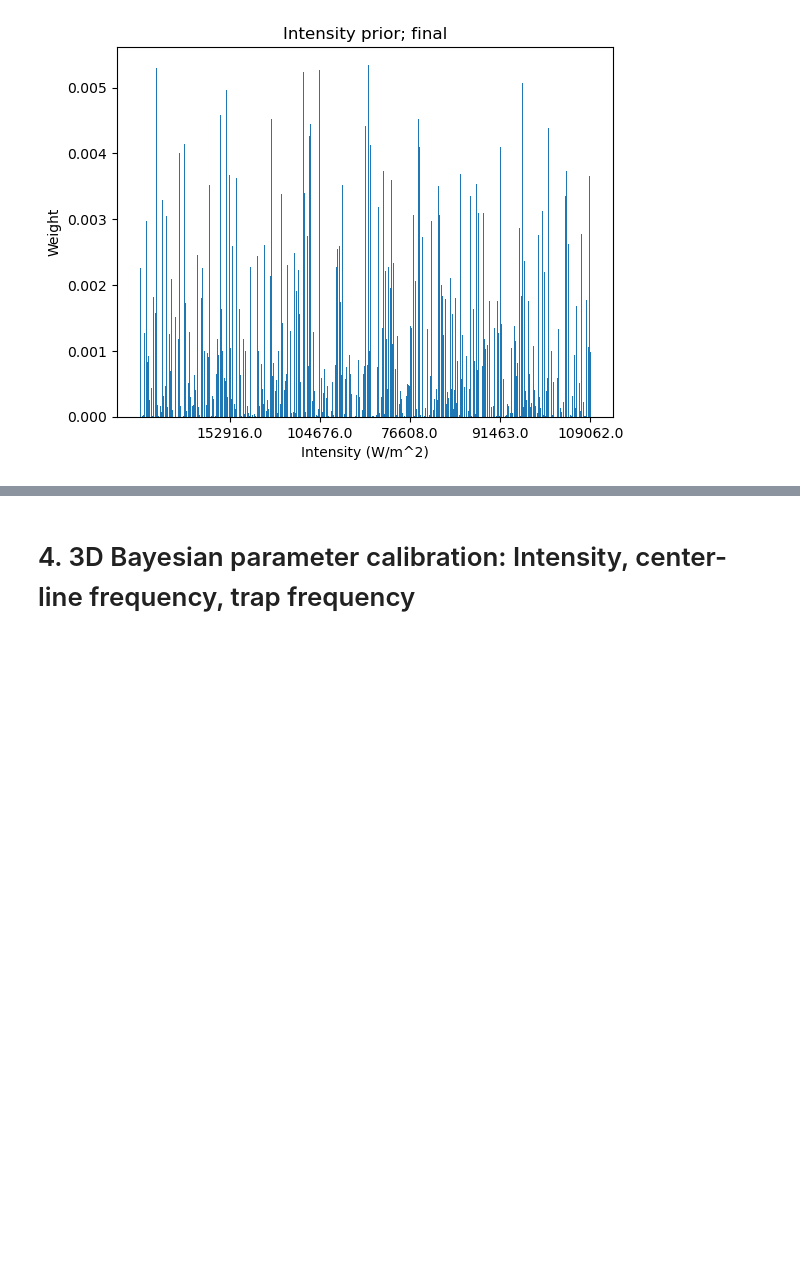
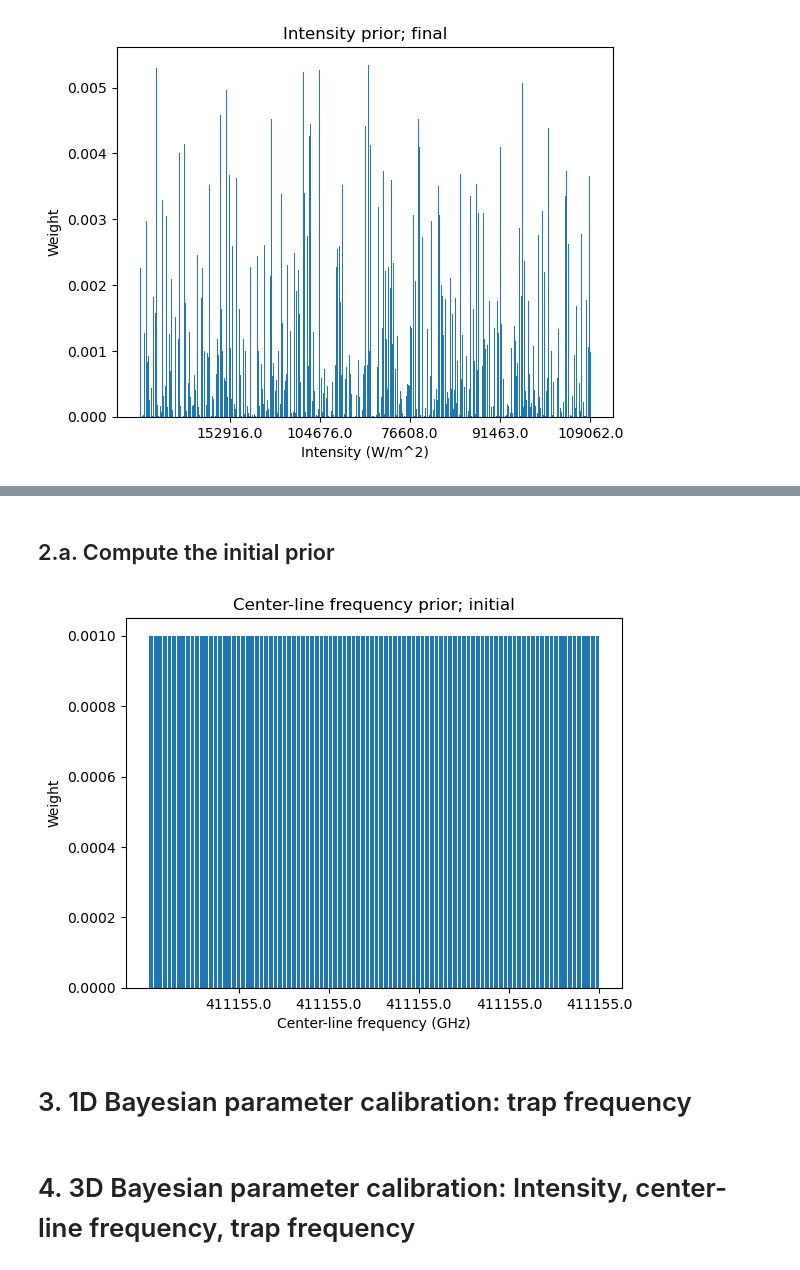
Before and after one commit to SQRLab/IonSim, a Jupyter notebook: molmer_sorensen/bayesian_calibration.ipynb, the cells around one changed output, grey strips where cells are left out. Drawn from its saved outputs; the diff is of its cells as text; code cells hidden in the pictures; blank space fills up the shorter version.

```diff
--- a/molmer_sorensen/bayesian_calibration.ipynb
+++ b/molmer_sorensen/bayesian_calibration.ipynb
@@ -620,2 +638,36 @@ Not very illuminating...
+# %% [markdown]
+## 2.a. Compute the initial prior
+# %%
+N_p_f_cl_1d = Int(1e3)
+particles_f_cl_1d = []
+weights_f_cl_1d = []
+
+n_collected_f_cl_1d = 0
+while n_collected_f_cl_1d < N_p_f_cl_1d
+    f_cl_new = rand(Normal_f_cl)[1]
+    λ_cl_new = C0/f_cl_new
+    δλ_cl_new = abs(WAVELENGTH_CL_MS - λ_cl_new)
+    if δλ_cl_new > δλ_MAX
+        continue
+    end
+
+    append!(particles_f_cl_1d, f_cl_new)
+    append!(weights_f_cl_1d, 1.0)
+    n_collected_f_cl_1d += 1
+end
+
+weights_f_cl_1d = weights_f_cl_1d ./ sum(weights_f_cl_1d);
+
+fig = plt.figure()
+plt.bar(1:length(weights_f_cl_1d), weights_f_cl_1d)
+plt.xlabel("Center-line frequency (GHz)")
+plt.xticks(ticks = [i for i in 1:length(weights_f_cl_1d) if i%200==0], labels = [round(particles_f_cl_1d[i]*1e-9) for i in 1:length(weights_f_cl_1d) if i%200==0])
+plt.ylabel("Weight")
+plt.title("Center-line frequency prior; initial")
+plt.display(fig)
+# %% [output]
+[figure, added]
+# %% [markdown]
+# 3. 1D Bayesian parameter calibration: trap frequency
 # %% [markdown]
 # 4. 3D Bayesian parameter calibration: Intensity, center-line frequency, trap frequency
```
Also changed, not shown: parts of 15 cells of this notebook.
